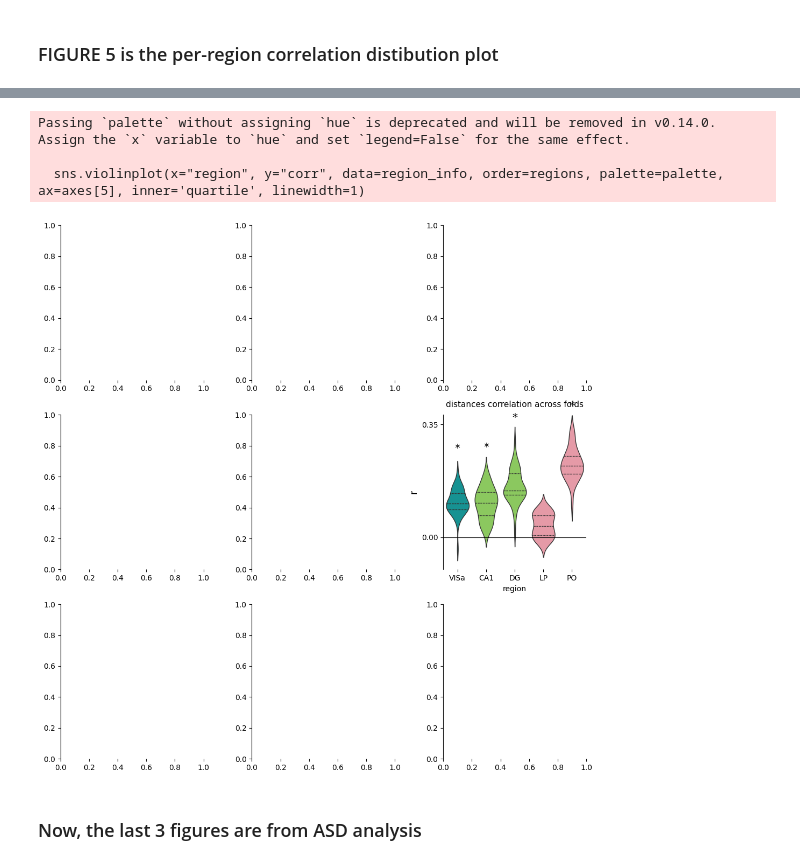
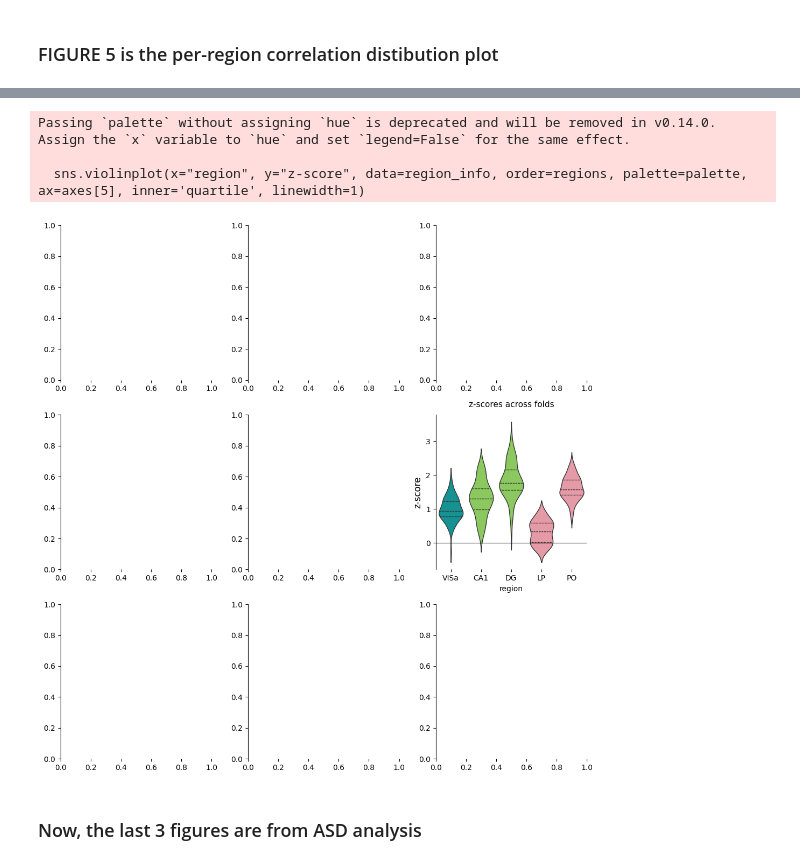
Before and after one commit to brunaafl/ShapeMetrics, a Jupyter notebook: combined_figure.ipynb, the cells around one changed output, grey strips where cells are left out. Cells and saved outputs as stored; diff of their text form; code cells hidden in the pictures.

Commit message:
Adding cross-region analysis and arrays

```diff
--- a/combined_figure.ipynb
+++ b/combined_figure.ipynb
@@ -159,3 +170,8 @@ r_dist,p_dist = sts.pearsonr(flat_dist_cc,flat_dist_neural)
+# %%
+# Load the data
+DATA_DIR = Path.cwd() / "data_fig"
+dist_neural_nocv = np.load(DATA_DIR / "dist_neural_nocv.npy", allow_pickle=True)
+dist_cc_nocv = np.load(DATA_DIR / "dist_cc_nocv.npy", allow_pickle=True)
 # %%
 # FIGURE 1-4
 fig, axes = plt.subplots(nrows=3, ncols=3, figsize=(7*1.5,7*1.5), constrained_layout=True)
@@ -289,0 +346,4 @@ Mean 1.4440068440272775, cdf 0.9256314749125969
+# %%
+# Load the data
+DATA_DIR = Path.cwd() / "data_fig"
+means_dist_subject = np.load(DATA_DIR / "means_dist_subject.npy", allow_pickle=True)
@@ -290,10 +398,12 @@ Mean 1.4440068440272775, cdf 0.9256314749125969
 # %% [markdown]
 ### FIGURE 5 is the per-region correlation distibution plot
 # %%
-import pandas as pd
+from pathlib import Path
+import pickle
+from utils import get_dists, get_kneigh_decreasing
 
 # Relaxing also the number of folds and shuffles
-n_folds = 50
+n_folds = 100
 
 all_regions_c_corrs = []
 all_regions_z = []
@@ -431,3 +536,6 @@ sns.histplot(
+# %%
+# Load
+region_info = pd.read_csv(DATA_DIR / 'region_info.csv')
 # %%
 # FIGURE 5
 fig, axes = plt.subplots(nrows=3, ncols=3, figsize=(7*1.5,7*1.5), constrained_layout=True)
@@ -437,43 +545,43 @@ axes = axes.flatten()
 colors = [ '#03A6A6', '#88D94E', '#88D94E', '#F28D9F', '#F28D9F', '#FF90FF']
 #colors = ['#03A6A6', '#03A6A6', '#03A6A6', '#FF90FF', '#F28D9F']
 
 palette = dict(zip(regions, colors))
 
 # Plot distribution of correlations for each region
-axes[5].set_title("distances correlation across folds", fontsize=11, pad=10)
+axes[5].set_title("z-scores across folds", fontsize=11, pad=10)
 
 # Use palette only (remove explicit 'color' to let palette apply correctly)
-sns.violinplot(x="region", y="corr", data=region_info, order=regions, palette=palette, ax=axes[5], inner='quartile', linewidth=1)
+sns.violinplot(x="region", y="z-score", data=region_info, order=regions, palette=palette, ax=axes[5], inner='quartile', linewidth=1)
 axes[5].axhline(0, color='k', linewidth=.8)
-axes[5].set_ylabel("r", fontsize=12)
-axes[5].set_yticks([0, 0.35])
-axes[5].set_ylim(-0.1, 0.38)
+axes[5].set_ylabel("z-score", fontsize=12)
+#axes[5].set_yticks([0, 0.35])
+#axes[5].set_ylim(-0.1, 0.38)
 
 # Add significance stars where the lower 2.5% percentile of the distribution > 0
-for i, region in enumerate(regions):
-    vals = region_info.loc[region_info['region'] == region, 'corr'].values
+"""for i, region in enumerate(regions):
+    vals = region_info.loc[region_info['region'] == region, 'z-score'].values
     if len(vals) == 0:
         continue
     lower = np.nanpercentile(vals, 2.5)
 
     if lower > 0:
         # compute a y position just above the data for this region
         ylim = axes[5].get_ylim()
         data_max = np.nanmax(vals)
         margin = 0.02 * (ylim[1] - ylim[0])
         y = data_max + margin
         # expand ylim if needed to make the star visible
         if y > ylim[1] - margin:
             axes[5].set_ylim(ylim[0], y + margin)
         axes[5].text(i, y+0.05, '*', ha='center', va='bottom', fontsize=14, color='k')
-
+"""
 plt.tight_layout()
 sns.despine(bottom=True)
 # %% [output]
 Passing `palette` without assigning `hue` is deprecated and will be removed in v0.14.0. Assign the `x` variable to `hue` and set `legend=False` for the same effect.
 
-  sns.violinplot(x="region", y="corr", data=region_info, order=regions, palette=palette, ax=axes[5], inner='quartile', linewidth=1)
+  sns.violinplot(x="region", y="z-score", data=region_info, order=regions, palette=palette, ax=axes[5], inner='quartile', linewidth=1)
-[figure, old version]
+[figure, new version]
 # %% [markdown]
 ### Now, the last 3 figures are from ASD analysis
 # %%
```
Also changed, not shown: parts of 16 cells of this notebook, 4 other files.
